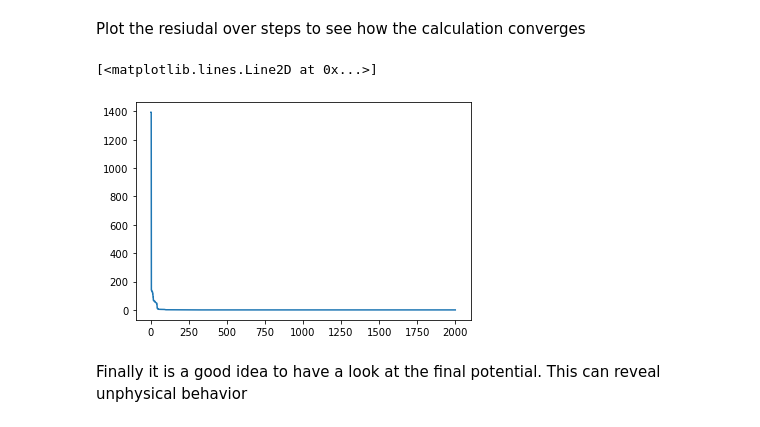
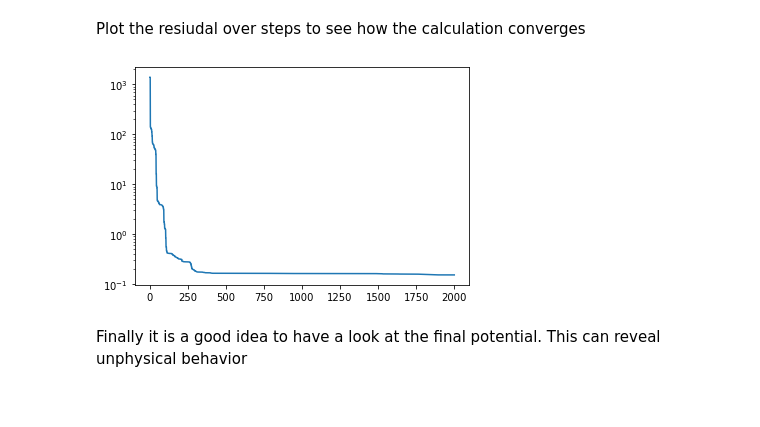
Before and after one commit to pyiron-workshop/potentials-workshop-2021, a Jupyter notebook: day_2/atomicrex/WorkshopPotentialEAM.ipynb, the cells around one changed output. Drawn from its saved outputs; the diff is of its cells as text; code cells hidden in the pictures.

```diff
--- a/day_2/atomicrex/WorkshopPotentialEAM.ipynb
+++ b/day_2/atomicrex/WorkshopPotentialEAM.ipynb
@@ -25,9 +25,9 @@ from pyiron import Project, ase_to_pyiron
 # %% [markdown]
 ### Import the training data
 # %%
-data_pr = Project("../../datasets/imported_datasets/")
+data_pr = Project("../../datasets")
 if len(data_pr.job_table()) == 0:
-    data_pr.unpack("../../datasets/Cu_training_archive")
+    data_pr.unpack("Cu_training_archive")
 data_pr.job_table()
 # %% [output]
 |  | id | status | chemicalformula | job | subjob | projectpath | project | timestart | timestop | ... |
@@ -161,10 +169,9 @@ The job PotentialDF1 was saved and received the ID: 819
 Plot the resiudal over steps to see how the calculation converges
 # %%
 plt.plot(job.output.iterations, job.output.residual)
-#plt.ylim(0,5)
+plt.yscale("log")
 # %% [output]
-[<matplotlib.lines.Line2D at 0x...>]
-[figure, old version]
+[figure, new version]
 # %% [markdown]
 Finally it is a good idea to have a look at the final potential. This can reveal unphysical behavior
 # %%
```
Also changed, not shown: parts of 11 cells of this notebook.
